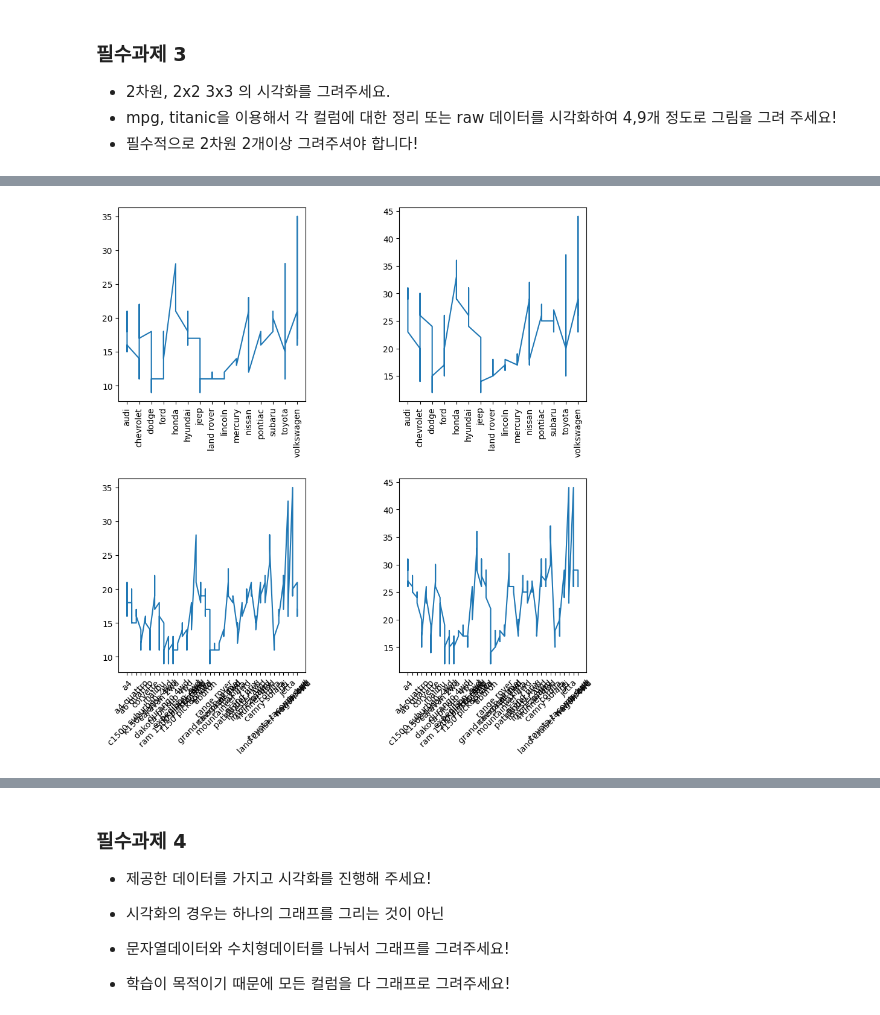
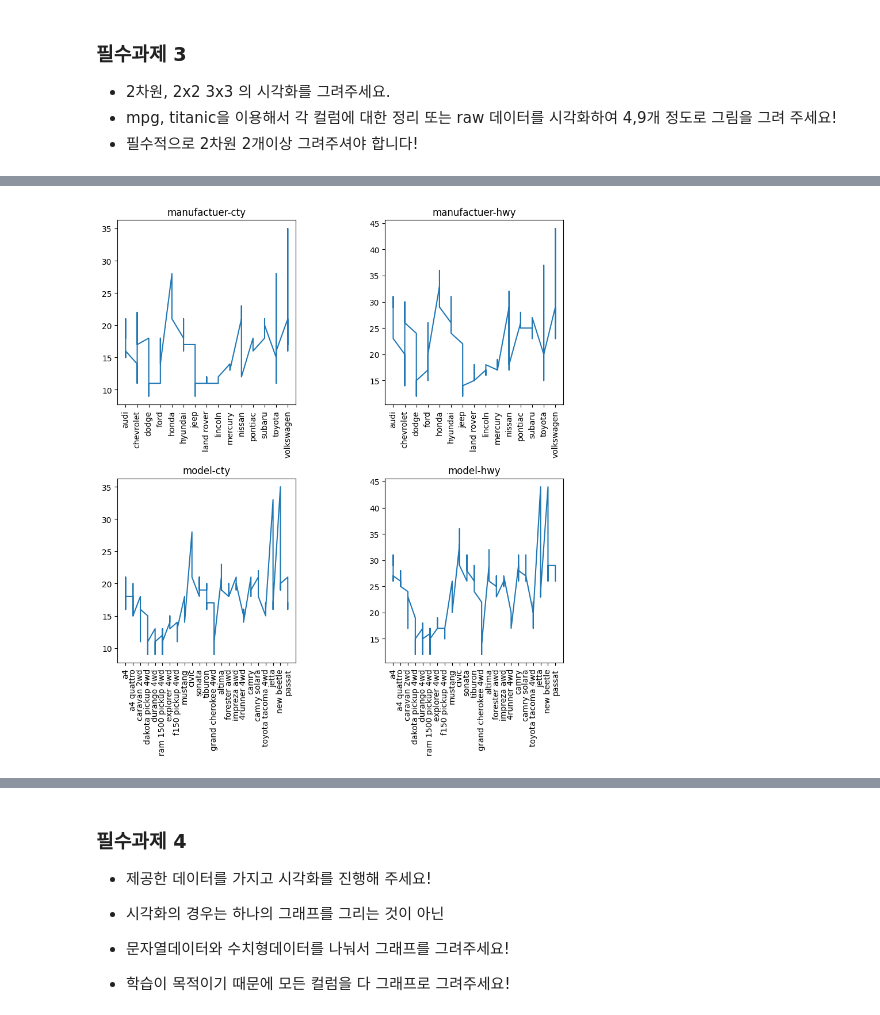
Before and after one commit to seon0415/BDA, a Jupyter notebook: 박서연29_0409_필수과제.ipynb, the cells around one changed output, grey strips where cells are left out. Drawn from its saved outputs; the diff is of its cells as text; code cells hidden in the pictures.

```diff
--- a/박서연29_0409_필수과제.ipynb
+++ b/박서연29_0409_필수과제.ipynb
@@ -235,21 +257,29 @@ for t1, t2 in enumerate(mpg_features):
 # %%
 import matplotlib.pyplot as plt
 
 fig, ax=plt.subplots(nrows=2, ncols=2, figsize=(10,10))
 
 ax[0, 0].plot(mpg['manufacturer'],mpg['cty'])
 ax[0, 0].set_xticklabels(ax[0,0].get_xticklabels(), rotation=90)
+ax[0, 0].set_title('manufactuer-cty')
 
 ax[0, 1].plot(mpg['manufacturer'],mpg['hwy'])
 ax[0, 1].set_xticklabels(ax[0,1].get_xticklabels(), rotation=90)
+ax[0, 1].set_title('manufactuer-hwy')
 
-ax[1, 0].plot(mpg['model'],mpg['cty'])
-ax[1, 0].set_xticklabels(ax[1,0].get_xticklabels(), rotation=45)
+model1 = mpg['model'].value_counts()
+model2 = model1[model1 > 5].index
+model3 = mpg[mpg['model'].isin(model2)]
 
-ax[1, 1].plot(mpg['model'],mpg['hwy'])
-ax[1, 1].set_xticklabels(ax[1,1].get_xticklabels(), rotation=45)
+ax[1, 0].plot(model3['model'], model3['cty'])
+ax[1, 0].set_xticklabels(ax[1,0].get_xticklabels(), rotation=90)
+ax[1, 0].set_title('model-cty')
+
+ax[1, 1].plot(model3['model'], model3['hwy'])
+ax[1, 1].set_xticklabels(ax[1,1].get_xticklabels(), rotation=90)
+ax[1, 1].set_title('model-hwy')
 
 plt.subplots_adjust(wspace= 0.5, hspace= 0.4)
 plt.show()
 # %% [output]
-[figure, old version]
+[figure, new version]
```
Also changed, not shown: parts of 11 cells of this notebook.
